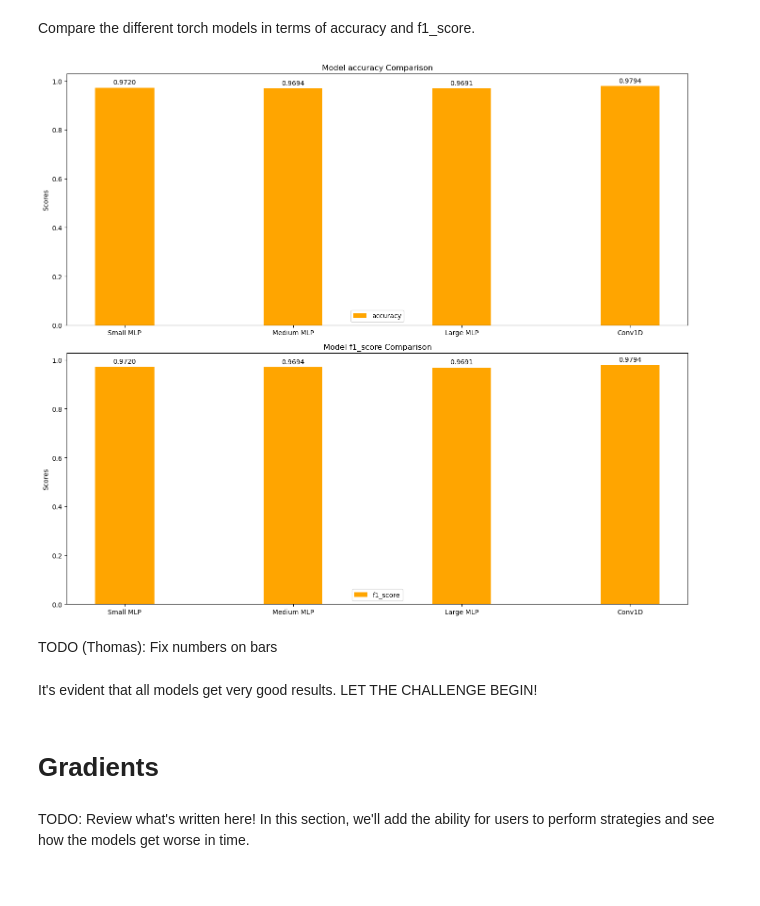
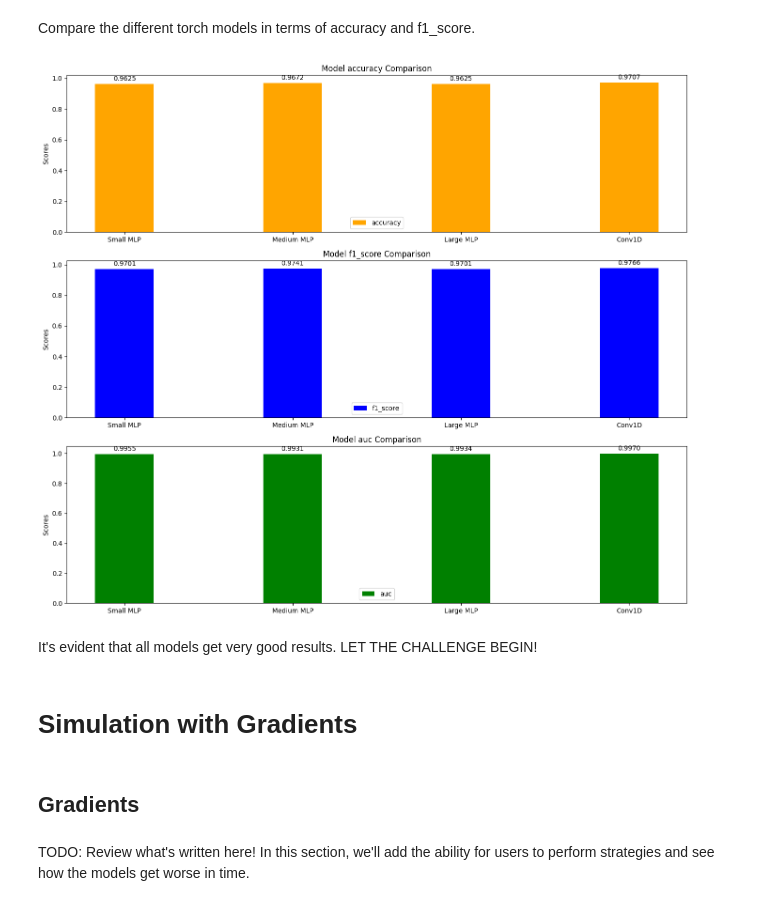
Before and after one commit to PrielHaz/strategic-classification, a Jupyter notebook: workshop_draft.ipynb, the cells around one changed output. Drawn from its saved outputs; the diff is of its cells as text; code cells hidden in the pictures.

```diff
--- a/workshop_draft.ipynb
+++ b/workshop_draft.ipynb
@@ -367,19 +393,21 @@ def train_and_evaluate_pytorch_model(
 
 
 def compare_torch_models(model_results, metrics):
-    model_metrics = []
-    model_names = []
+    model_metrics = {}
+    model_names = {}
     for metric in metrics:
-        model_metrics = [result["metrics"][metric] for result in model_results]
-        model_names = [result["model_name"] for result in model_results]
+        model_metrics[metric] = [result["metrics"][metric] for result in model_results]
+        model_names[metric] = [result["model_name"] for result in model_results]
 
     # Plotting
-    x = np.arange(len(model_names))  # the label locations
     width = 0.35  # the width of the bars
-    fig, ax = plt.subplots(2, 1, figsize=(14, 12))
+    fig, ax = plt.subplots(len(metrics), 1, figsize=(14, 12))
+
+    colors = ["orange", "blue", "green", "red"]
 
     for i, metric in enumerate(metrics):
-        rects = ax[i].bar(x, model_metrics, width, label=metric, color="orange")
+        x = np.arange(len(model_names[metric]))  # the label locations
+        rects = ax[i].bar(x, model_metrics[metric], width, label=metric, color=colors[i%len(colors)])
         # Show the number on the bars
         for rect in rects:
             height = rect.get_height()
@@ -394,7 +422,7 @@ def compare_torch_models(model_results, metrics):
         ax[i].set_ylabel("Scores")
         ax[i].set_title(f"Model {metric} Comparison")
         ax[i].set_xticks(x)
-        ax[i].set_xticklabels(model_names)
+        ax[i].set_xticklabels(model_names[metric])
         ax[i].legend()
 
     fig.tight_layout()
@@ -419,15 +447,15 @@ for model_name, model in names_to_models.items():
 # %% [markdown]
 Compare the different torch models in terms of accuracy and f1_score.
 # %%
-compare_torch_models(torch_models_results, ["accuracy", "f1_score"])
+compare_torch_models(torch_models_results, ["accuracy", "f1_score", "auc"])
 # %% [output]
-[figure, old version]
+[figure, new version]
-# %% [markdown]
-TODO (Thomas): Fix numbers on bars
 # %% [markdown]
 It's evident that all models get very good results. LET THE CHALLENGE BEGIN!
+# %% [markdown]
+# Simulation with Gradients
 # %% [markdown]
-# Gradients
+## Gradients
 # %% [markdown]
 TODO: Review what's written here!
 In this section, we'll add the ability for users to perform strategies and see how the models get worse in time.
```
Also changed, not shown: parts of 32 cells of this notebook.
